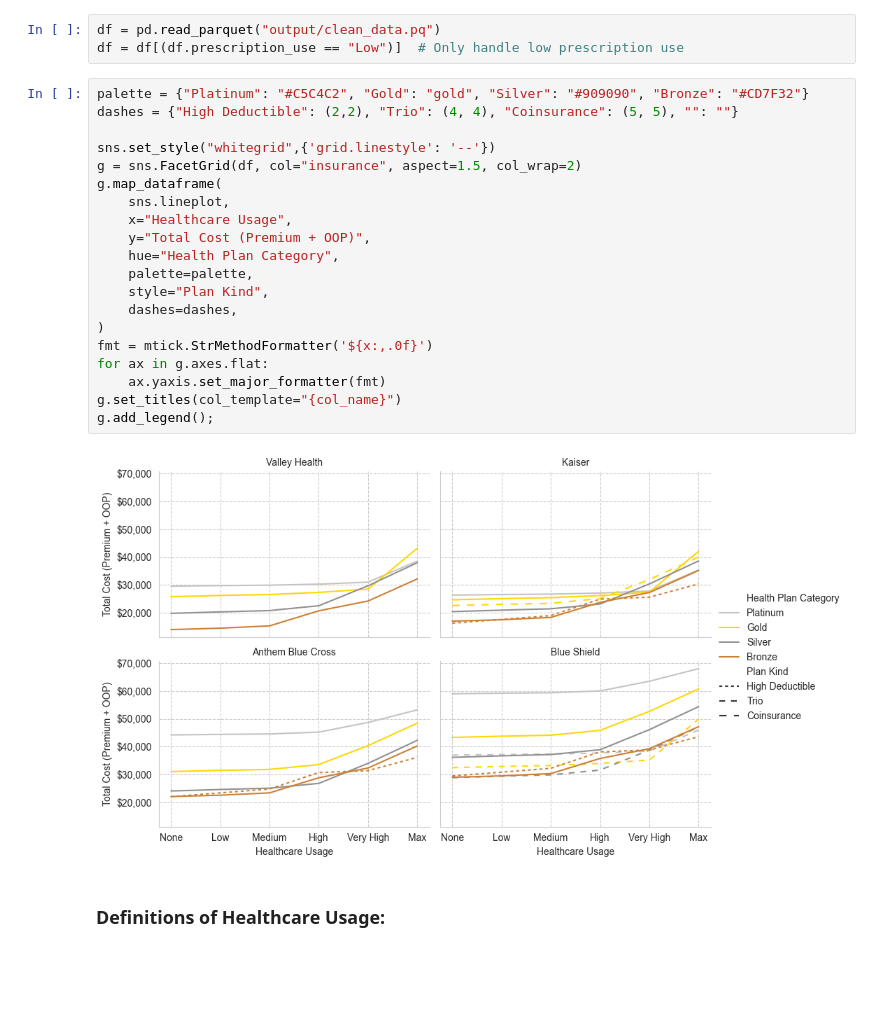
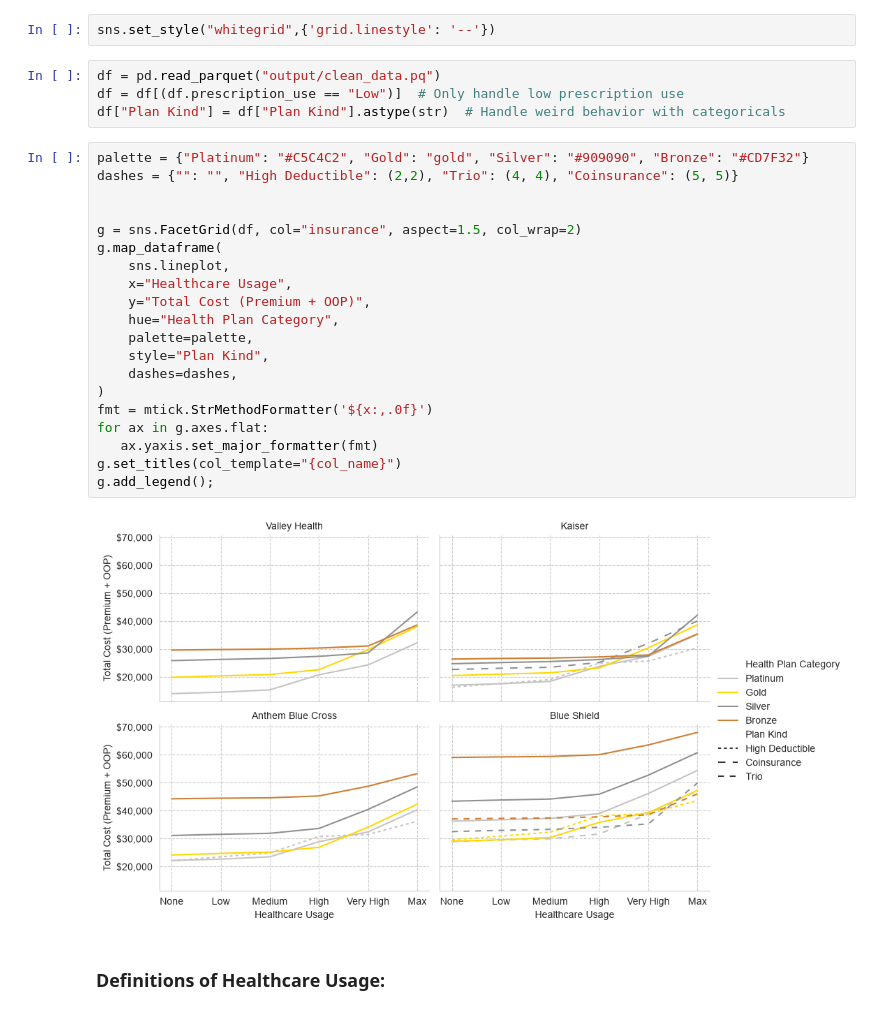
Before and after one commit to chrisroat/coveredca, a Jupyter notebook: 03_analysis.ipynb, the cells around one changed output. Saved outputs shown, nothing was run; the diff lists cells and outputs as text; blank space fills up the shorter version.

```diff
--- a/03_analysis.ipynb
+++ b/03_analysis.ipynb
@@ -7,28 +5,31 @@ Matplotlib is building the font cache; this may take a moment.
+# %%
+sns.set_style("whitegrid",{'grid.linestyle': '--'})
 # %%
 df = pd.read_parquet("output/clean_data.pq")
 df = df[(df.prescription_use == "Low")]  # Only handle low prescription use
+df["Plan Kind"] = df["Plan Kind"].astype(str)  # Handle weird behavior with categoricals
-# %%
-palette = {"Platinum": "#C5C4C2", "Gold": "gold", "Silver": "#909090", "Bronze": "#CD7F32"}
-dashes = {"High Deductible": (2,2), "Trio": (4, 4), "Coinsurance": (5, 5), "": ""}
-
-sns.set_style("whitegrid",{'grid.linestyle': '--'})
-g = sns.FacetGrid(df, col="insurance", aspect=1.5, col_wrap=2)
-g.map_dataframe(
-    sns.lineplot,
-    x="Healthcare Usage",
-    y="Total Cost (Premium + OOP)",
-    hue="Health Plan Category",
-    palette=palette,
-    style="Plan Kind",
-    dashes=dashes,
-)
-fmt = mtick.StrMethodFormatter('${x:,.0f}')
-for ax in g.axes.flat:
-    ax.yaxis.set_major_formatter(fmt)
-g.set_titles(col_template="{col_name}")
-g.add_legend();
-# %% [output]
-[figure, removed]
+# %%
+palette = {"Platinum": "#C5C4C2", "Gold": "gold", "Silver": "#909090", "Bronze": "#CD7F32"}
+dashes = {"": "", "High Deductible": (2,2), "Trio": (4, 4), "Coinsurance": (5, 5)}
+
+
+g = sns.FacetGrid(df, col="insurance", aspect=1.5, col_wrap=2)
+g.map_dataframe(
+    sns.lineplot,
+    x="Healthcare Usage",
+    y="Total Cost (Premium + OOP)",
+    hue="Health Plan Category",
+    palette=palette,
+    style="Plan Kind",
+    dashes=dashes,
+)
+fmt = mtick.StrMethodFormatter('${x:,.0f}')
+for ax in g.axes.flat:
+   ax.yaxis.set_major_formatter(fmt)
+g.set_titles(col_template="{col_name}")
+g.add_legend();
+# %% [output]
+[figure, added]
 # %% [markdown]
 ### Definitions of Healthcare Usage:
 # %%
```
Also changed, not shown: parts of 1 cell of this notebook, 12 other files.
